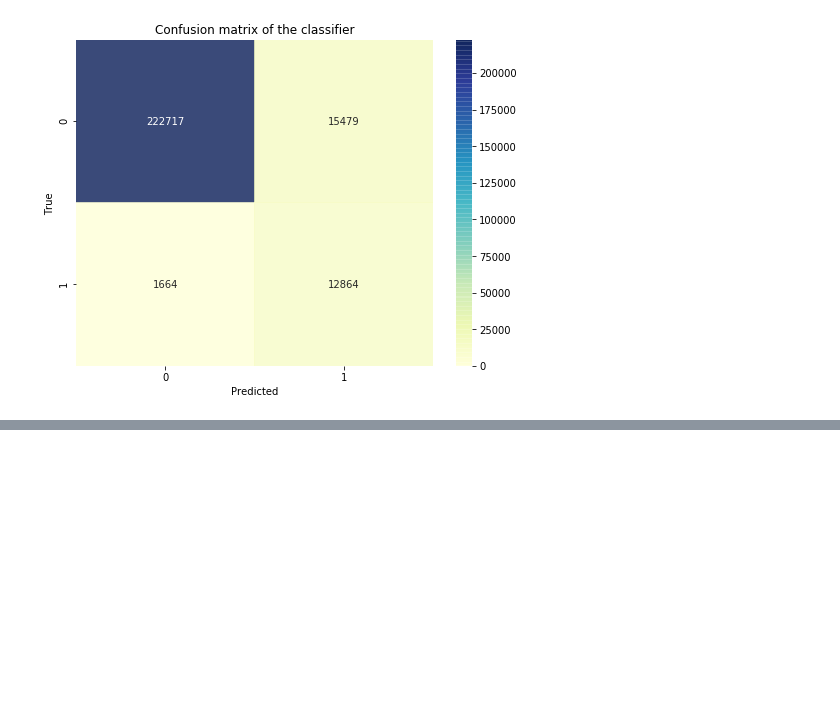
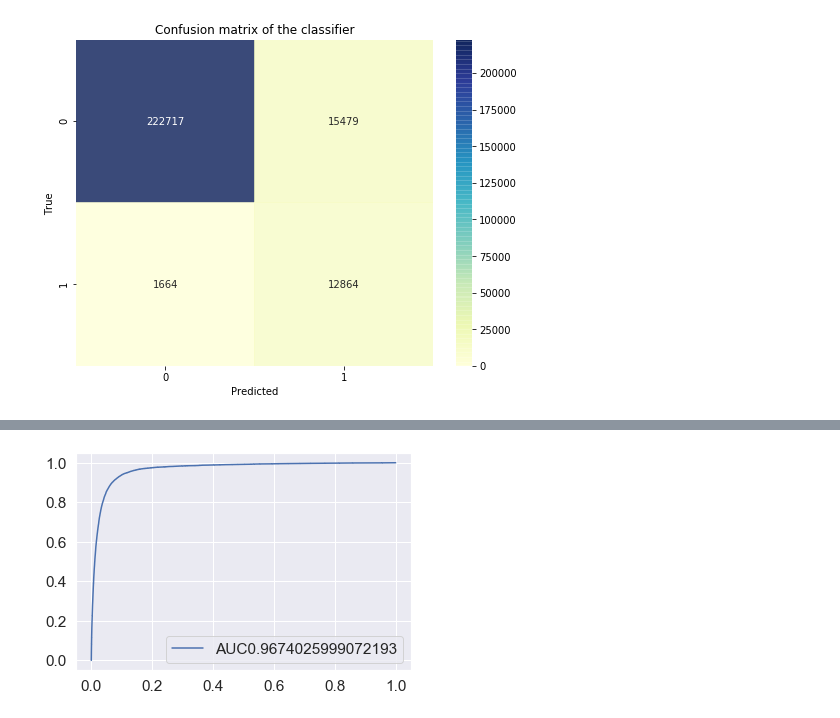
Before and after one commit to deandiakov/FINA4390-Project-5, a Jupyter notebook: MP5.ipynb, the cells around one changed output, grey strips where cells are left out. Saved outputs shown, nothing was run; the diff lists cells and outputs as text; code cells hidden in the pictures; blank space fills up the shorter version.

```diff
--- a/MP5.ipynb
+++ b/MP5.ipynb
@@ -503,0 +531,12 @@ xg_classifier = model_XG.fit(X_train_scaled, y_train)
+# %%
+# XGBoost
+from xgboost import XGBClassifier
+import re
+
+regex = re.compile(r"\[|\]|<", re.IGNORECASE)
+
+X_train.columns = [regex.sub("_", col) if any(x in str(col) for x in set(('[', ']', '<'))) else col for col in X_train.columns.values]
+
+
+model_XG = XGBClassifier()
+xg_classifier = model_XG.fit(X_train, y_train)
@@ -504,10 +545,14 @@ xg_classifier = model_XG.fit(X_train_scaled, y_train)
 # %%
-y_pred_proba = xg_classifier.predict_proba(X_test_scaled)[:,1]
+X_test.columns = [regex.sub("_", col) if any(x in str(col) for x in set(('[', ']', '<'))) else col for col in X_test.columns.values]
+
+y_pred_proba = xg_classifier.predict_proba(X_test)[:,1]
 
 fpr, tpr, t = metrics.roc_curve(y_test, y_pred_proba)
 auc = metrics.roc_auc_score(y_test, y_pred_proba)
 
 plt.plot(fpr, tpr, label="AUC"+str(auc))
 plt.legend()
 plt.show()
+# %% [output]
+[figure, added]
 # %%
```
Also changed, not shown: parts of 16 cells of this notebook, 6 other files.
